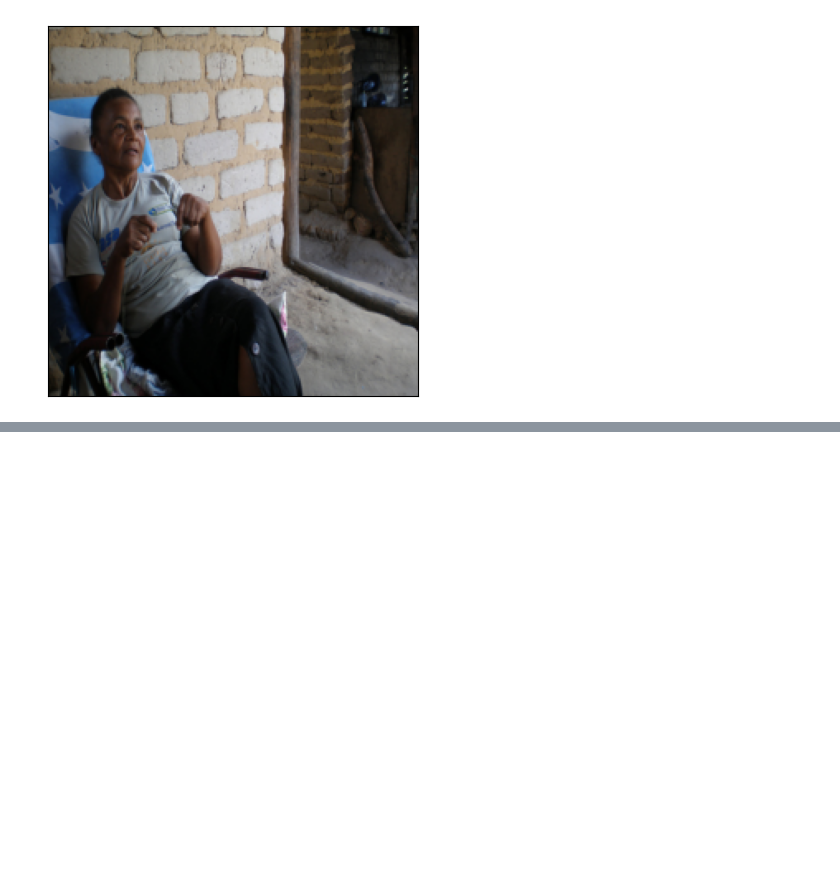
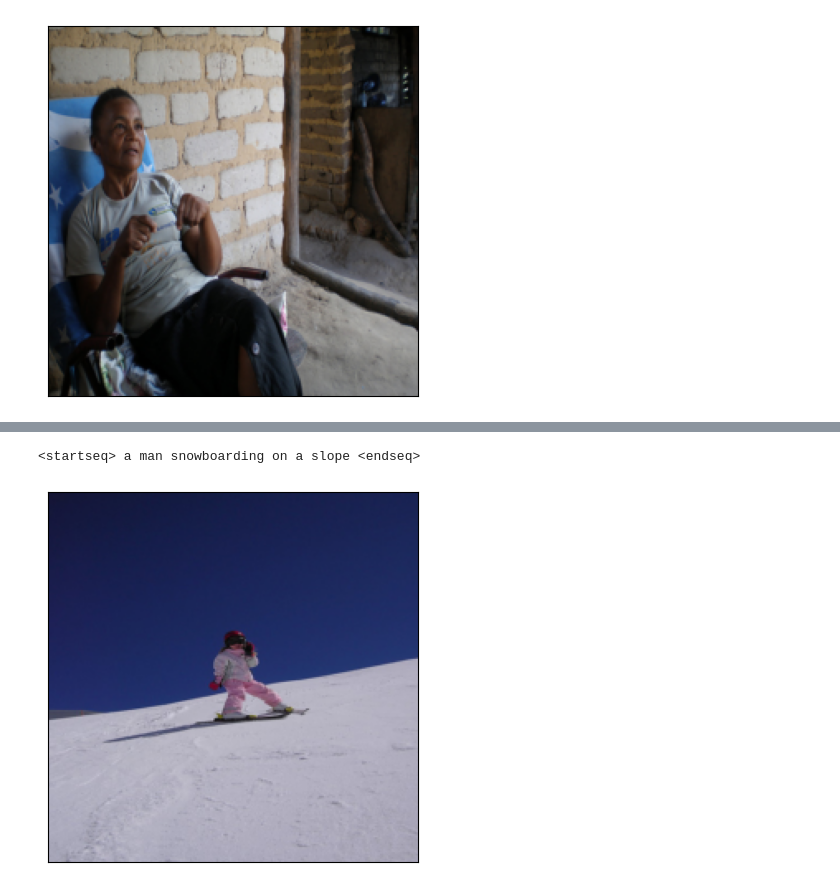
Before and after one commit to bluff-king/Image-captioning-dl, a Jupyter notebook: code/Base_LSTM.ipynb, the cells around one changed output, grey strips where cells are left out. Drawn from its saved outputs; the diff is of its cells as text; code cells hidden in the pictures; blank space fills up the shorter version.

```diff
--- a/code/Base_LSTM.ipynb
+++ b/code/Base_LSTM.ipynb
@@ -819,0 +872,6 @@ KeyboardInterrupt:
+# %%
+print (test_sample_captions[2])
+show(readImage(test_sample_filepaths[2]))
+# %% [output]
+<startseq> a man snowboarding on a slope <endseq>
+[figure, added]
```
Also changed, not shown: parts of 11 cells of this notebook, 1 other file.
